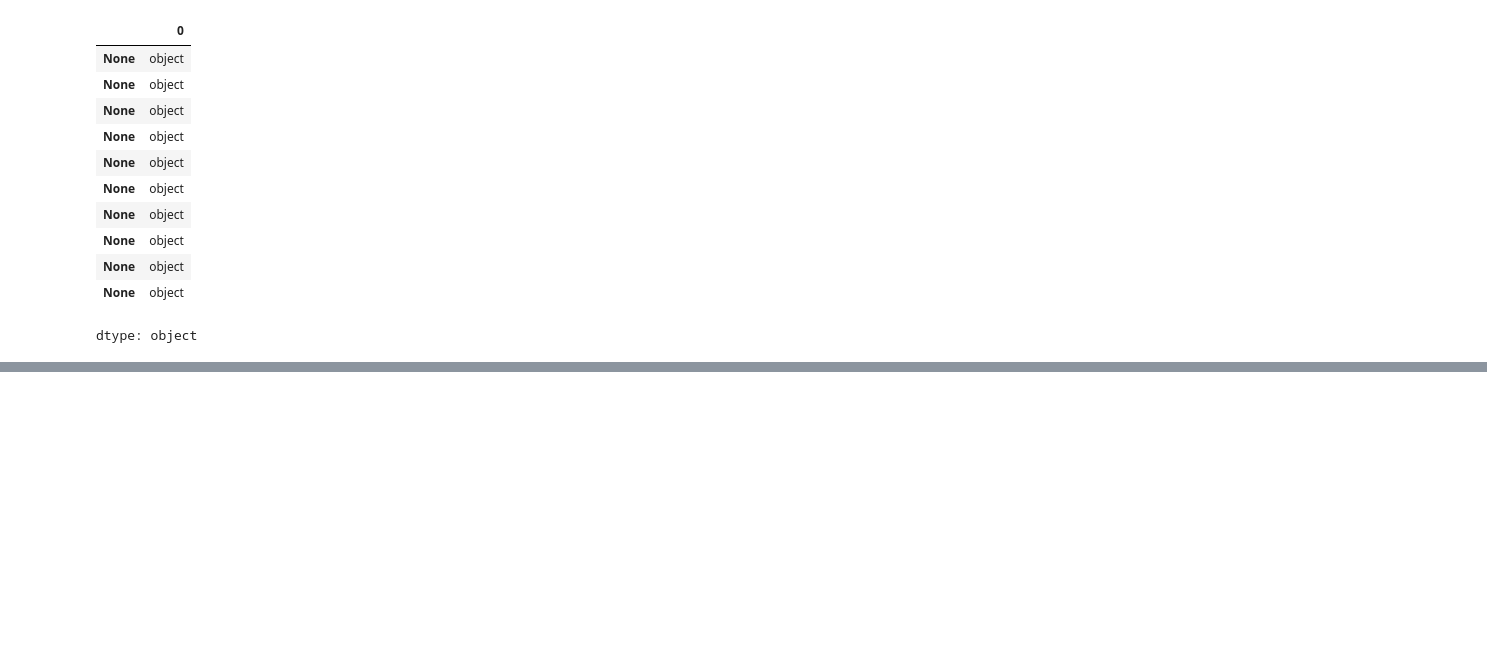
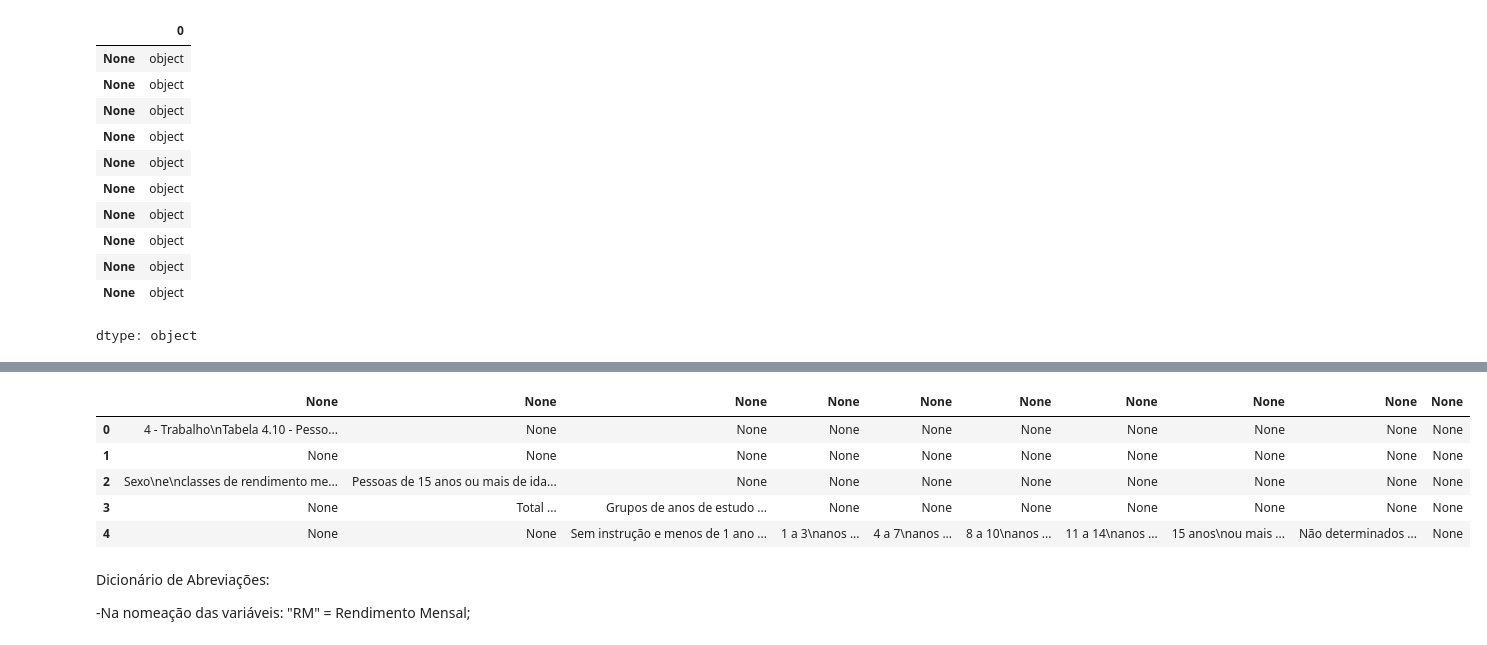
Before and after one commit to Igorprogr/Analise-de-Dados-PNAD, a Jupyter notebook: Análise_de_Dados_Dados_PNAD.ipynb, the cells around one changed output, grey strips where cells are left out. Drawn from its saved outputs; the diff is of its cells as text; code cells hidden in the pictures; blank space fills up the shorter version.

```diff
--- a/Análise_de_Dados_Dados_PNAD.ipynb
+++ b/Análise_de_Dados_Dados_PNAD.ipynb
@@ -70 +67,7 @@ df_rendimentoMensalTrabalho = read_ods('rendimentoMensalTrabalho.ods')
+# %%
+#Título do conteúdo da tabela:
+#Tabela 4.10 - Pessoas de 15 anos ou mais de idade, ocupadas na semana de
+#referência, por grupos de anos de estudo, segundo o sexo e as classes de rendimento mensal de todos os trabalhos - Brasil - 2015
+
+df_rendimentoMensalTrabalhoRAW = read_ods('Tabela 4.10 - 1-1.ods')
 # %%
@@ -105,0 +88,13 @@ WARNING:root:Quickchart encountered unexpected dtypes in columns: "([None, None,
+# %%
+df_rendimentoMensalTrabalhoRAW.head(5)
+# %% [output]
+|  | None | None | None | None | None | None | None | None | None | None |
+| 0 | 4 - Trabalho\nTabela 4.10 - Pesso... | None | None | None | None | None | None | None | None | None |
+| 1 | None | None | None | None | None | None | None | None | None | None |
+| 2 | Sexo\ne\nclasses de rendimento me... | Pessoas de 15 anos ou mais de ida... | None | None | None | None | None | None | None | None |
+| 3 | None | Total ... | Grupos de anos de estudo ... | None | None | None | None | None | None | None |
+| 4 | None | None | Sem instrução e menos de 1 ano ... | 1 a 3\nanos ... | 4 a 7\nanos ... | 8 a 10\nanos ... | 11 a 14\nanos ... | 15 anos\nou mais ... | Não determinados ... | None |
+# %% [markdown]
+Dicionário de Abreviações:
+
+-Na nomeação das variáveis: "RM" = Rendimento Mensal;
```
Also changed, not shown: parts of 11 cells of this notebook.
